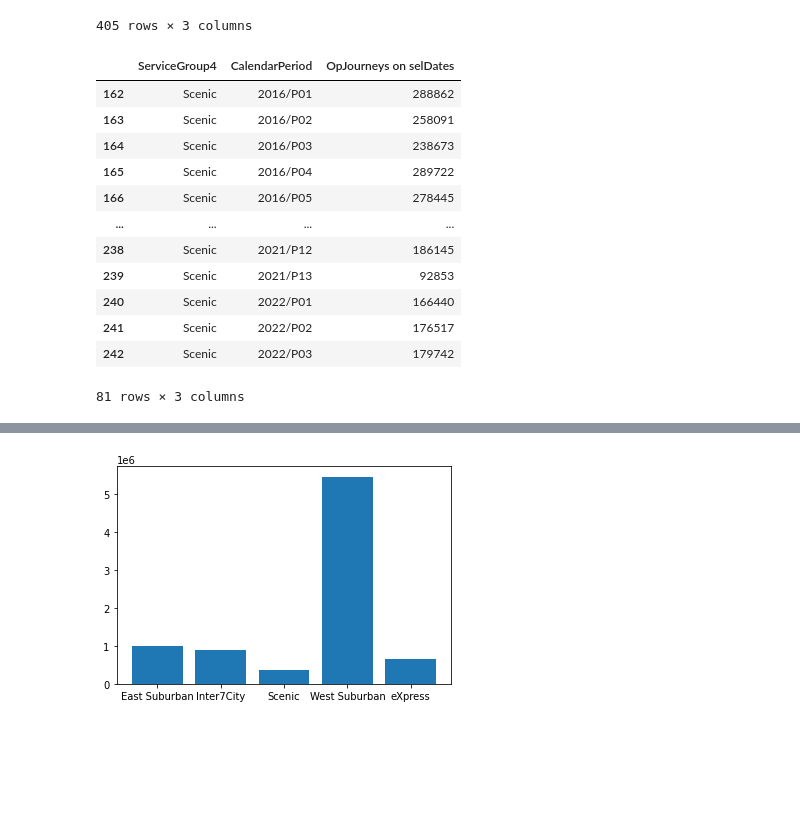
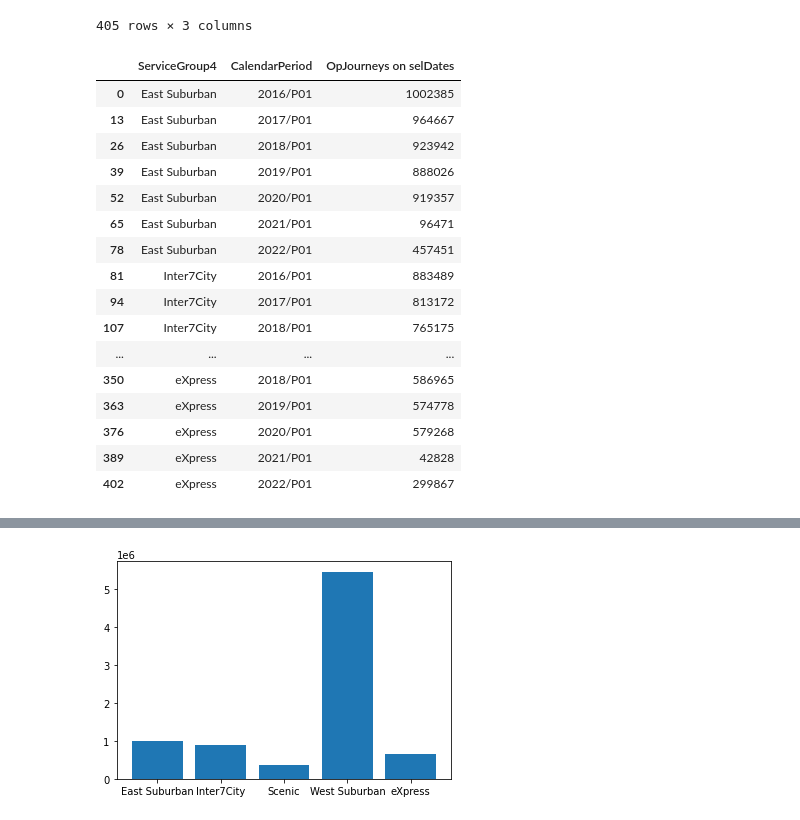
Before and after one commit to JoshYang1/Innovation-Week-Krusty-Krabs, a Jupyter notebook: Krusty Krab.ipynb, the cells around one changed output, grey strips where cells are left out. Drawn from its saved outputs; the diff is of its cells as text; code cells hidden in the pictures; blank space fills up the shorter version.

```diff
--- a/Krusty Krab.ipynb
+++ b/Krusty Krab.ipynb
@@ -35,20 +34,30 @@ df
 | 404 | eXpress | 2022/P03 | 337260 |
 405 rows × 3 columns
 # %%
-df2 = df[df["ServiceGroup4"] == 'Scenic']
-df2
+eastsub = df[df['ServiceGroup4'] =='East Suburban']
+scenic = df[df['ServiceGroup4'] =='Scenic']
+express = df[df['ServiceGroup4'] =='eXpress']
+intercity = df[df['ServiceGroup4'] =='Inter7City']
+westsub = df[df['ServiceGroup4'] =='West Suburban']
-# %% [output]
-|  | ServiceGroup4 | CalendarPeriod | OpJourneys on selDates |
-| 162 | Scenic | 2016/P01 | 288862 |
-| 163 | Scenic | 2016/P02 | 258091 |
-| 164 | Scenic | 2016/P03 | 238673 |
-| 165 | Scenic | 2016/P04 | 289722 |
-| 166 | Scenic | 2016/P05 | 278445 |
-| ... | ... | ... | ... |
-| 238 | Scenic | 2021/P12 | 186145 |
-| 239 | Scenic | 2021/P13 | 92853 |
-| 240 | Scenic | 2022/P01 | 166440 |
-| 241 | Scenic | 2022/P02 | 176517 |
-| 242 | Scenic | 2022/P03 | 179742 |
-81 rows × 3 columns
+# %%
+xticks = df[df["CalendarPeriod"].str.contains('P01')]
+xticks
+# %% [output]
+|  | ServiceGroup4 | CalendarPeriod | OpJourneys on selDates |
+| 0 | East Suburban | 2016/P01 | 1002385 |
+| 13 | East Suburban | 2017/P01 | 964667 |
+| 26 | East Suburban | 2018/P01 | 923942 |
+| 39 | East Suburban | 2019/P01 | 888026 |
+| 52 | East Suburban | 2020/P01 | 919357 |
+| 65 | East Suburban | 2021/P01 | 96471 |
+| 78 | East Suburban | 2022/P01 | 457451 |
+| 81 | Inter7City | 2016/P01 | 883489 |
+| 94 | Inter7City | 2017/P01 | 813172 |
+| 107 | Inter7City | 2018/P01 | 765175 |
+| ... | ... | ... | ... |
+| 350 | eXpress | 2018/P01 | 586965 |
+| 363 | eXpress | 2019/P01 | 574778 |
+| 376 | eXpress | 2020/P01 | 579268 |
+| 389 | eXpress | 2021/P01 | 42828 |
+| 402 | eXpress | 2022/P01 | 299867 |
 # %%
```
Also changed, not shown: parts of 7 cells of this notebook.
